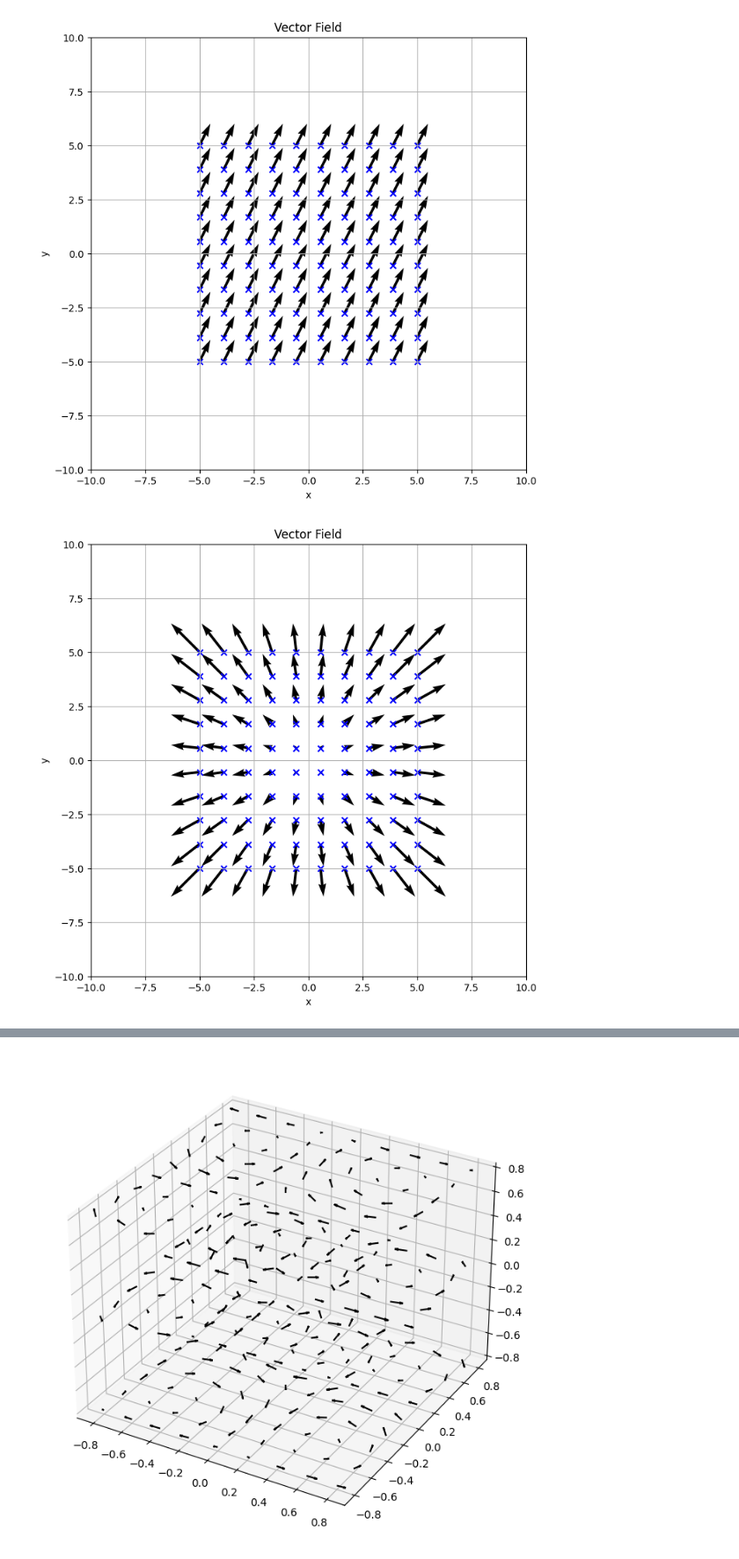
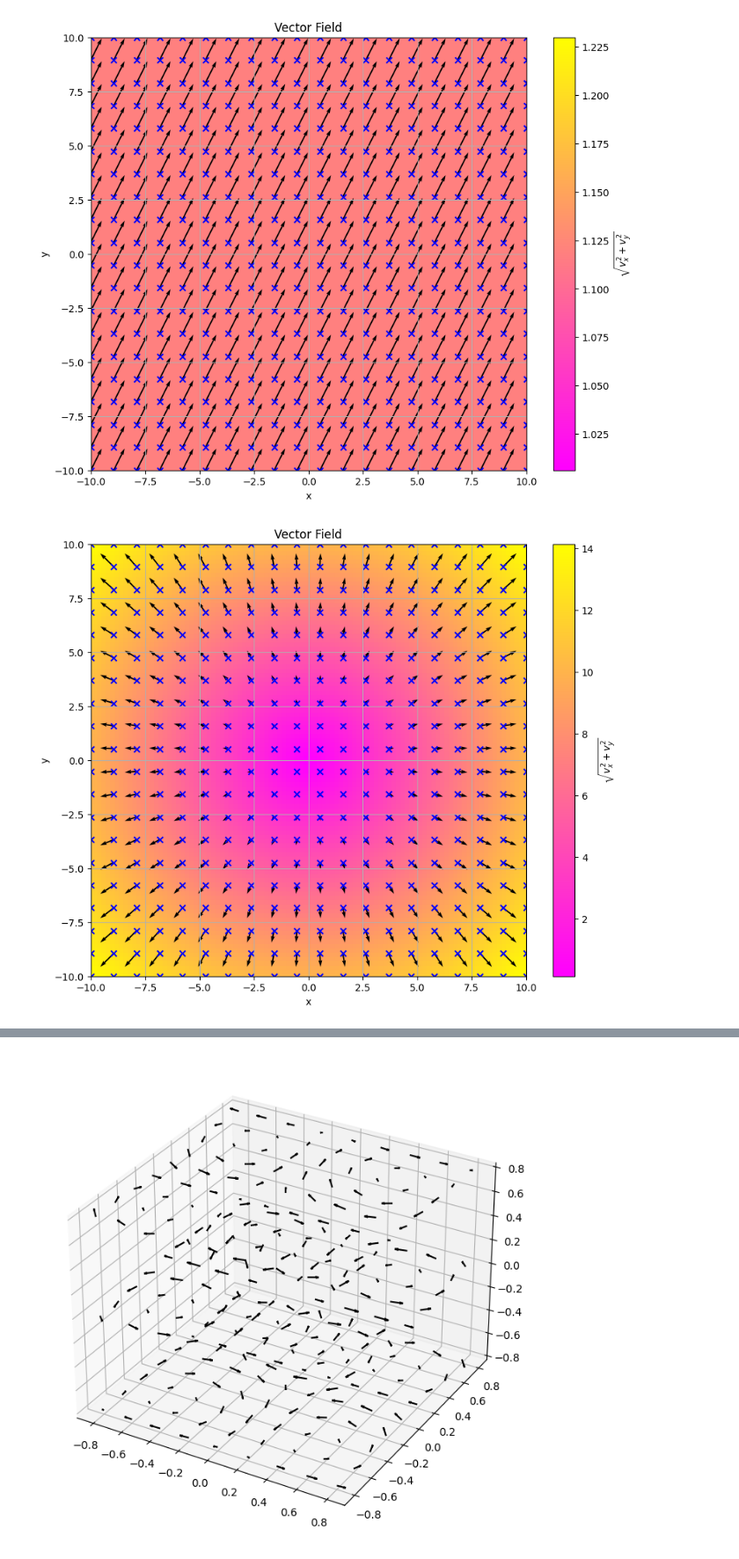
Before and after one commit to alexandrebeaubien/PHYS216, a Jupyter notebook: w1_20230912_PHYS216.ipynb, the cells around one changed output, grey strips where cells are left out. Shown at 88% size. Saved outputs shown, nothing was run; the diff lists cells and outputs as text; code cells hidden in the pictures.

Commit message:
Adding colors and cleaning up packages

```diff
--- a/w1_20230912_PHYS216.ipynb
+++ b/w1_20230912_PHYS216.ipynb
@@ -22,18 +20,28 @@ from scipy.interpolate import griddata
 # %%
-# Meshgrid
-x, y = np.meshgrid(np.linspace(-5, 5, 10),
-				np.linspace(-5, 5, 10))
+# Meshgrid for vectors
+x, y = np.meshgrid(np.linspace(-10, 10, 20),
+				np.linspace(-10, 10, 20))
+
+# Meshgrid for colors
+xc, yc = np.meshgrid(np.linspace(-10, 10, 100),
+				np.linspace(-10, 10, 100))
 
 # Defining argument combinations
 scaled_kwargs = {'scale_units':'xy', 'scale':1, 'angles':'xy'}
 default_kwargs = {'scale_units':None, 'scale':None, 'angles':'uv'}
 
 # Inputs are the direction at each x, y point
-def plot_vector_field(u, v, kwargs=default_kwargs):
+def plot_vector_field(u, v, zc=None, kwargs=default_kwargs):
     # Creating figure
-    plt.figure(figsize=(8,8))
+    fig, ax = plt.subplots(figsize=(10,8))
 
-    # Plotting Vector Field with QUIVER (x, y are positions, u, v are directions)
+    # If color input is not None, plot the color map
+    if(zc is not None):
+        cmap = cm.spring
+        cs = ax.pcolor(xc, yc, zc, cmap=cmap)
+        cbar = fig.colorbar(cs, ax=ax, label=r'$\sqrt{v_x^2 + v_y^2}$')
+
+    # Plot the arrows using quiver
     plt.quiver(x, y, u, v, color='black', **kwargs)
     plt.scatter(x,y, color='blue', marker='x')
     plt.title('Vector Field')
@@ -50,17 +58,27 @@ def plot_vector_field(u, v, kwargs=default_kwargs):
 # %%
 # Vector (0.5, 1)
 u = 0.5
 v = 1
-plot_vector_field(u,v, scaled_kwargs)
+
+uc = np.full((len(xc),len(xc[0])), u)
+vc = np.full((len(yc),len(yc[0])), v)
+zc = np.sqrt((uc**2 + vc**2))
+
+plot_vector_field(u,v,zc,kwargs=scaled_kwargs)
 # %% [output]
-[figure, old version]
+[figure, new version]
 # %%
 # Vector (x, y)
 u = x
 v = y
-plot_vector_field(u,v)
+
+uc = xc
+vc = yc
+zc = np.sqrt((np.square(uc) + np.square(vc)))
+
+plot_vector_field(u,v,zc)
 # %% [output]
-[figure, old version]
+[figure, new version]
 # %%
 u = x/(np.sqrt(x**2 + y**2)**1)
 v = y/(np.sqrt(x**2 + y**2)**1)
```
Also changed, not shown: parts of 5 cells of this notebook.
